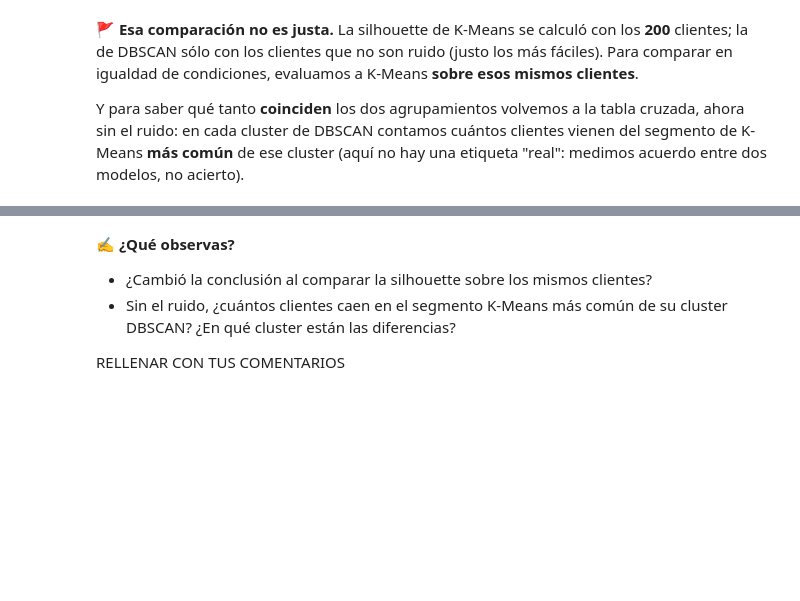
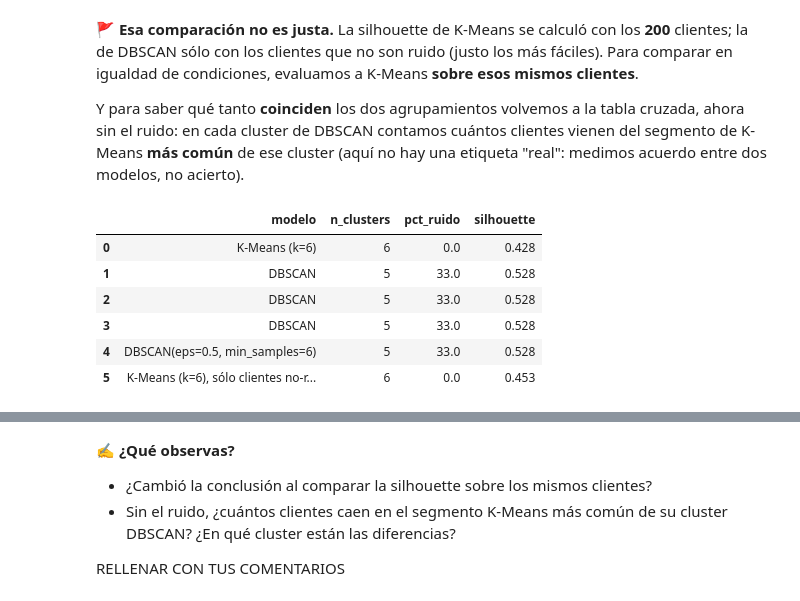
Before and after one commit to mateobortoni-max/aprendizaje-no-supervisado-student-644814, a Jupyter notebook: 02-dbscan/caso_mall.ipynb, the cells around one changed output, grey strips where cells are left out. Drawn from its saved outputs; the diff is of its cells as text; code cells hidden in the pictures; blank space fills up the shorter version.

```diff
--- a/02-dbscan/caso_mall.ipynb
+++ b/02-dbscan/caso_mall.ipynb
@@ -756,9 +778,25 @@ Y para saber qué tanto **coinciden** los dos agrupamientos volvemos a la tabla
 # %%
 # 1. sin_ruido = labels_dbscan != -1
 # 2. comparacion.append(evaluar_clustering('K-Means (k=6), sólo clientes no-ruido',
 #                                          X_scaled[sin_ruido], kmeans_3d.labels_[sin_ruido]))
 # 3. pd.DataFrame(comparacion)
 # ✍️ Tu código aquí
+
+sin_ruido = labels_dbscan != -1
+sin_ruido
+
+comparacion.append(evaluar_clustering('K-Means (k=6), sólo clientes no-ruido',
+                                            X_scaled[sin_ruido], kmeans_3d.labels_[sin_ruido]))
+
+pd.DataFrame(comparacion)
+# %% [output]
+|  | modelo | n_clusters | pct_ruido | silhouette |
+| 0 | K-Means (k=6) | 6 | 0.0 | 0.428 |
+| 1 | DBSCAN | 5 | 33.0 | 0.528 |
+| 2 | DBSCAN | 5 | 33.0 | 0.528 |
+| 3 | DBSCAN | 5 | 33.0 | 0.528 |
+| 4 | DBSCAN(eps=0.5, min_samples=6) | 5 | 33.0 | 0.528 |
+| 5 | K-Means (k=6), sólo clientes no-r... | 6 | 0.0 | 0.453 |
 # %%
 # 1. tabla_sin_ruido = pd.crosstab(grupo_dbscan[sin_ruido], segmento_kmeans[sin_ruido],
 #                                  rownames=['DBSCAN'], colnames=['Segmento K-Means'])
```
Also changed, not shown: parts of 2 cells of this notebook.
